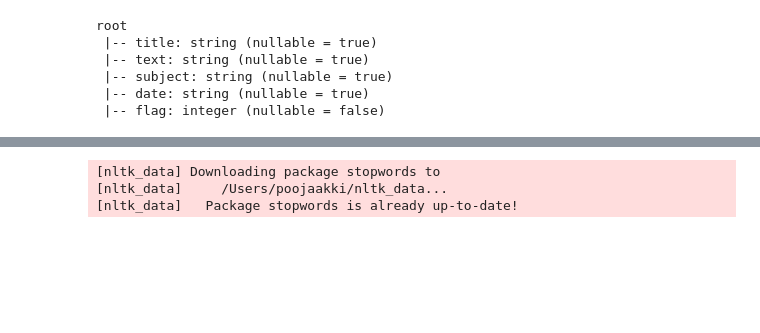
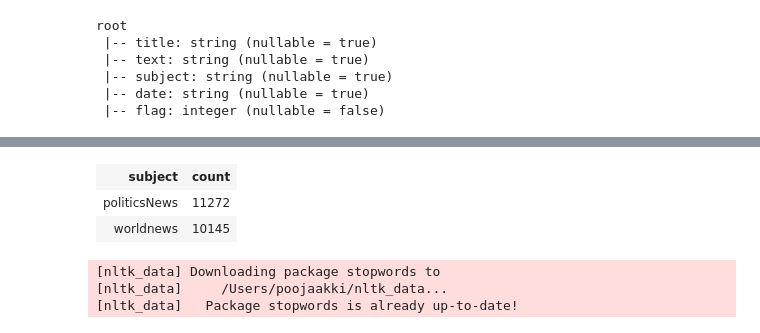
Before and after one commit to AkkiPooja/Fake-News-Detection-Data-Analysis, a Jupyter notebook: 1.ipynb, the cells around one changed output, grey strips where cells are left out. Cells and saved outputs as stored; diff of their text form; code cells hidden in the pictures; blank space fills up the shorter version.

```diff
--- a/1.ipynb
+++ b/1.ipynb
@@ -64,0 +144,7 @@ df.groupby('subject').count().sort(col("count").desc())
+# %%
+# type of article which have true news
+
+df1_true = df_true
+
+df1_true.groupby(['subject']).count()
+# %% [output]
@@ -65,3 +153,6 @@ df.groupby('subject').count().sort(col("count").desc())
+| subject | count |
+| politicsNews | 11272 |
+| worldnews | 10145 |
 # %%
 # text pre-processing
 
```
Also changed, not shown: parts of 9 cells of this notebook, 1 other file.
